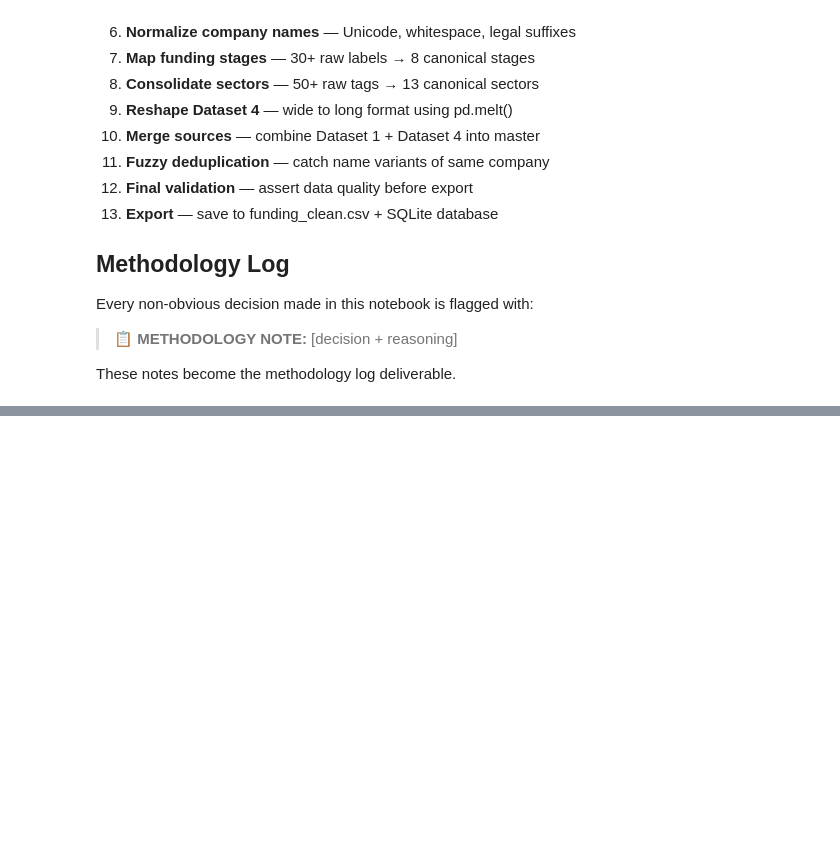
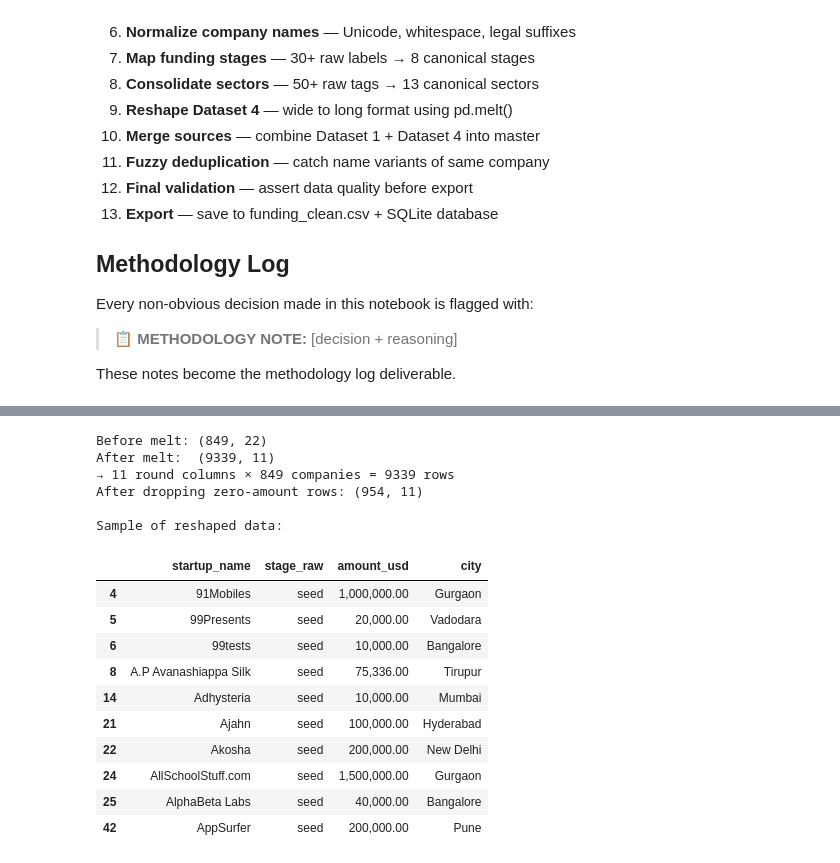
Before and after one commit to nilyadav98/indian_startup_funding_analysis, a Jupyter notebook: notebooks/02_cleaning_pipeline.ipynb, the cells around one changed output, grey strips where cells are left out. Saved outputs shown, nothing was run; the diff lists cells and outputs as text; code cells hidden in the pictures; blank space fills up the shorter version.

```diff
--- a/notebooks/02_cleaning_pipeline.ipynb
+++ b/notebooks/02_cleaning_pipeline.ipynb
@@ -28,0 +920,55 @@ These notes become the methodology log deliverable.
+# %%
+# ─── Reshape Dataset 4: wide → long ───────────────────────
+
+# Define the round columns to melt
+round_cols = [
+    'seed', 'venture', 'angel', 'grant',
+    'private_equity', 'round_A', 'round_B',
+    'round_C', 'round_D', 'round_E', 'round_F'
+]
+
+# Identity columns (stay fixed, don't get melted)
+id_cols = [
+    'startup_name', 'startup_name_clean', 'industry',
+    'market_tag', 'status', 'city', 'founded_year',
+    'first_funding_date', 'last_funding_date'
+]
+
+# Melt — converts wide to long
+df4_long = pd.melt(
+    df4,
+    id_vars=id_cols,
+    value_vars=round_cols,
+    var_name='stage_raw',       # column name for the round type
+    value_name='amount_usd'     # column name for the amount
+)
+
+print(f"Before melt: {df4.shape}")
+print(f"After melt:  {df4_long.shape}")
+print(f"→ {len(round_cols)} round columns × {len(df4)} companies = {len(round_cols)*len(df4)} rows")
+
+# Drop rows where amount = 0 (round didn't happen)
+df4_long = df4_long[df4_long['amount_usd'] > 0].copy()
+print(f"After dropping zero-amount rows: {df4_long.shape}")
+
+# Preview
+print("\nSample of reshaped data:")
+df4_long[['startup_name', 'stage_raw', 'amount_usd', 'city']].head(10)
+# %% [output]
+Before melt: (849, 22)
+After melt:  (9339, 11)
+→ 11 round columns × 849 companies = 9339 rows
+After dropping zero-amount rows: (954, 11)
+
+Sample of reshaped data:
+|  | startup_name | stage_raw | amount_usd | city |
+| 4 | 91Mobiles | seed | 1,000,000.00 | Gurgaon |
+| 5 | 99Presents | seed | 20,000.00 | Vadodara |
+| 6 | 99tests | seed | 10,000.00 | Bangalore |
+| 8 | A.P Avanashiappa Silk | seed | 75,336.00 | Tirupur |
+| 14 | Adhysteria | seed | 10,000.00 | Mumbai |
+| 21 | Ajahn | seed | 100,000.00 | Hyderabad |
+| 22 | Akosha | seed | 200,000.00 | New Delhi |
+| 24 | AllSchoolStuff.com | seed | 1,500,000.00 | Gurgaon |
+| 25 | AlphaBeta Labs | seed | 40,000.00 | Bangalore |
+| 42 | AppSurfer | seed | 200,000.00 | Pune |
```
Also changed, not shown: parts of 33 cells of this notebook, 9 other files.
